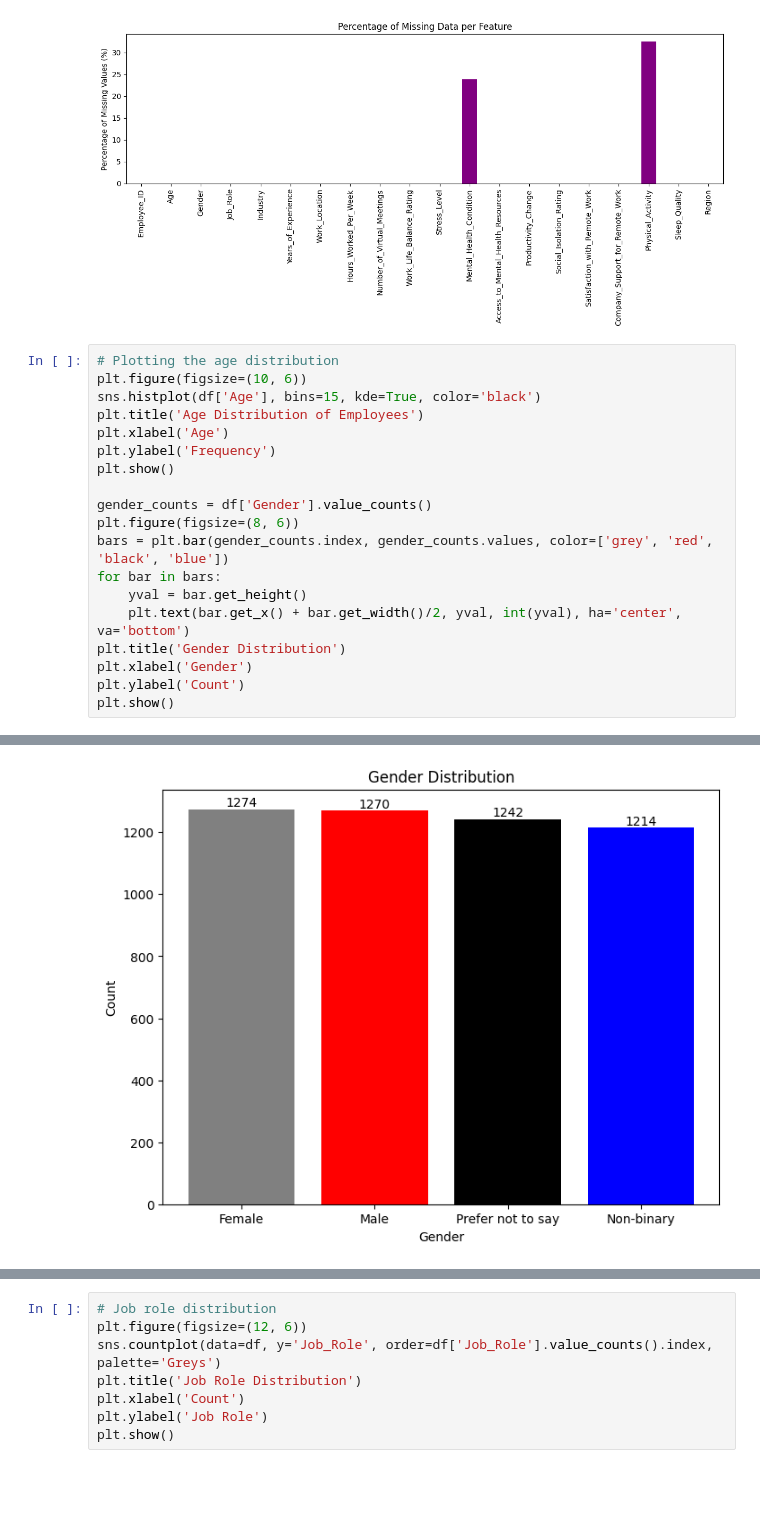
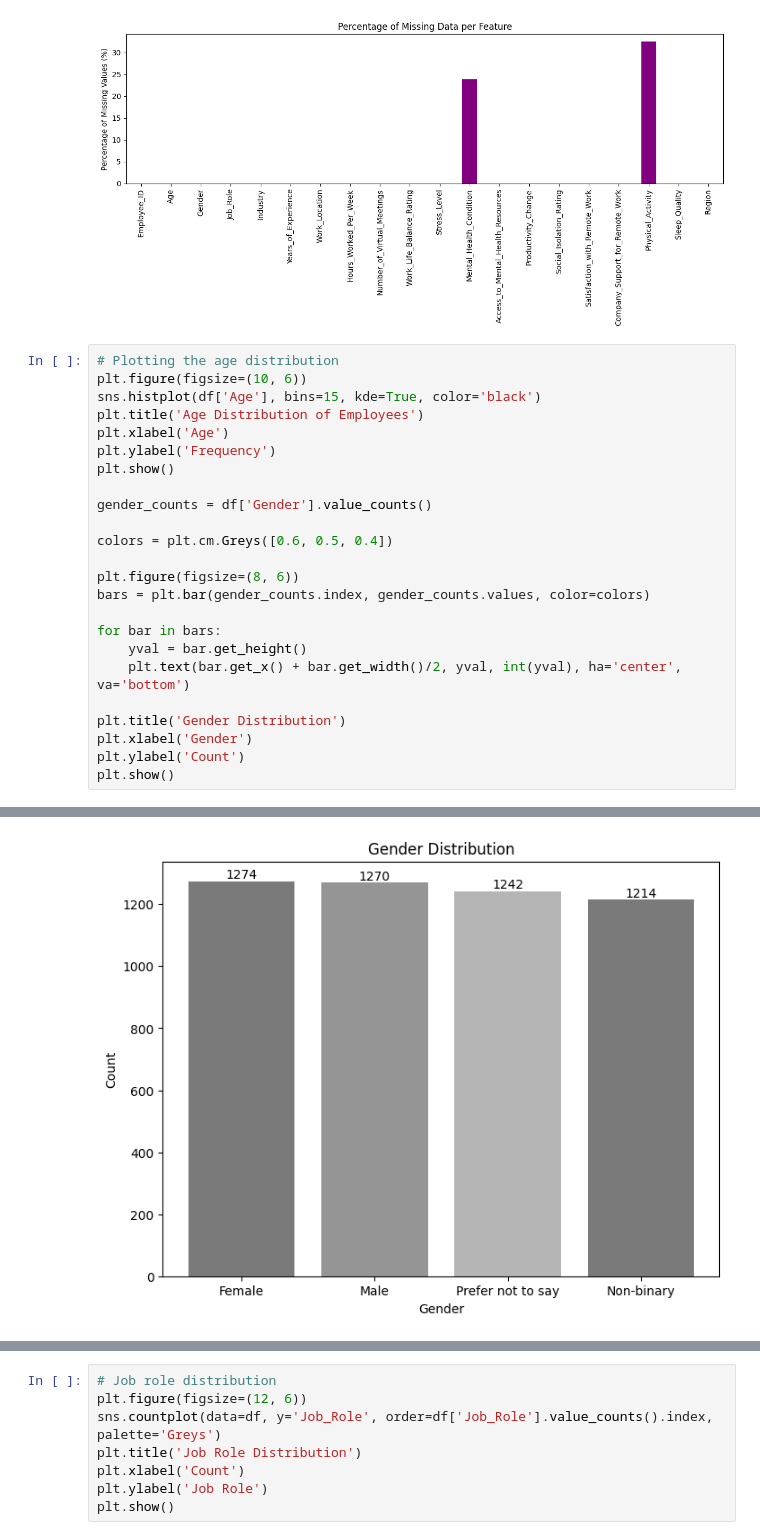
Before and after one commit to zesilva18/TAD, a Jupyter notebook: EDA.ipynb, the cells around one changed output, grey strips where cells are left out. Drawn from its saved outputs; the diff is of its cells as text; blank space fills up the shorter version.

```diff
--- a/EDA.ipynb
+++ b/EDA.ipynb
@@ -51,22 +53,27 @@ plt.show()
 # %%
 # Plotting the age distribution
 plt.figure(figsize=(10, 6))
 sns.histplot(df['Age'], bins=15, kde=True, color='black')
 plt.title('Age Distribution of Employees')
 plt.xlabel('Age')
 plt.ylabel('Frequency')
 plt.show()
 
 gender_counts = df['Gender'].value_counts()
+
+colors = plt.cm.Greys([0.6, 0.5, 0.4])
+
 plt.figure(figsize=(8, 6))
-bars = plt.bar(gender_counts.index, gender_counts.values, color=['grey', 'red', 'black', 'blue'])
+bars = plt.bar(gender_counts.index, gender_counts.values, color=colors)
+
 for bar in bars:
     yval = bar.get_height()
     plt.text(bar.get_x() + bar.get_width()/2, yval, int(yval), ha='center', va='bottom')
+
 plt.title('Gender Distribution')
 plt.xlabel('Gender')
 plt.ylabel('Count')
 plt.show()
 # %% [output]
 [figure]
-[figure, old version]
+[figure, new version]
```
Also changed, not shown: parts of 7 cells of this notebook.
